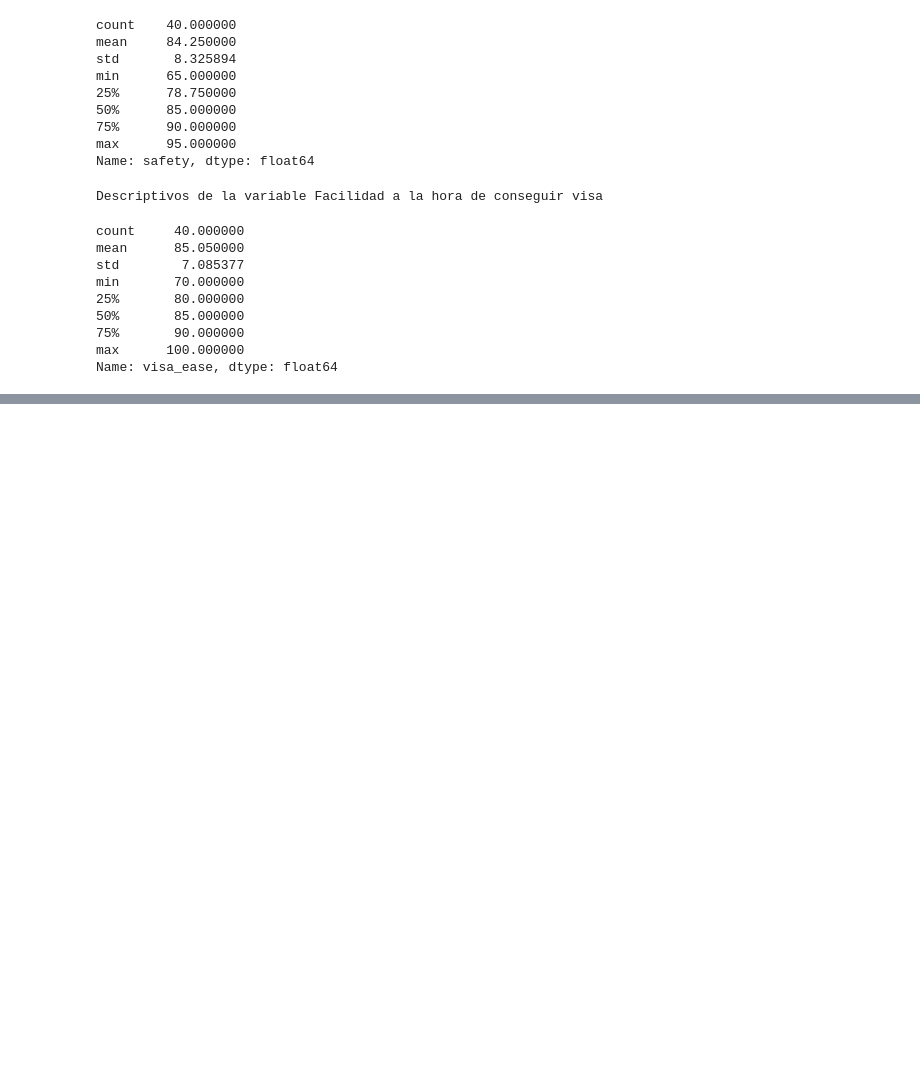
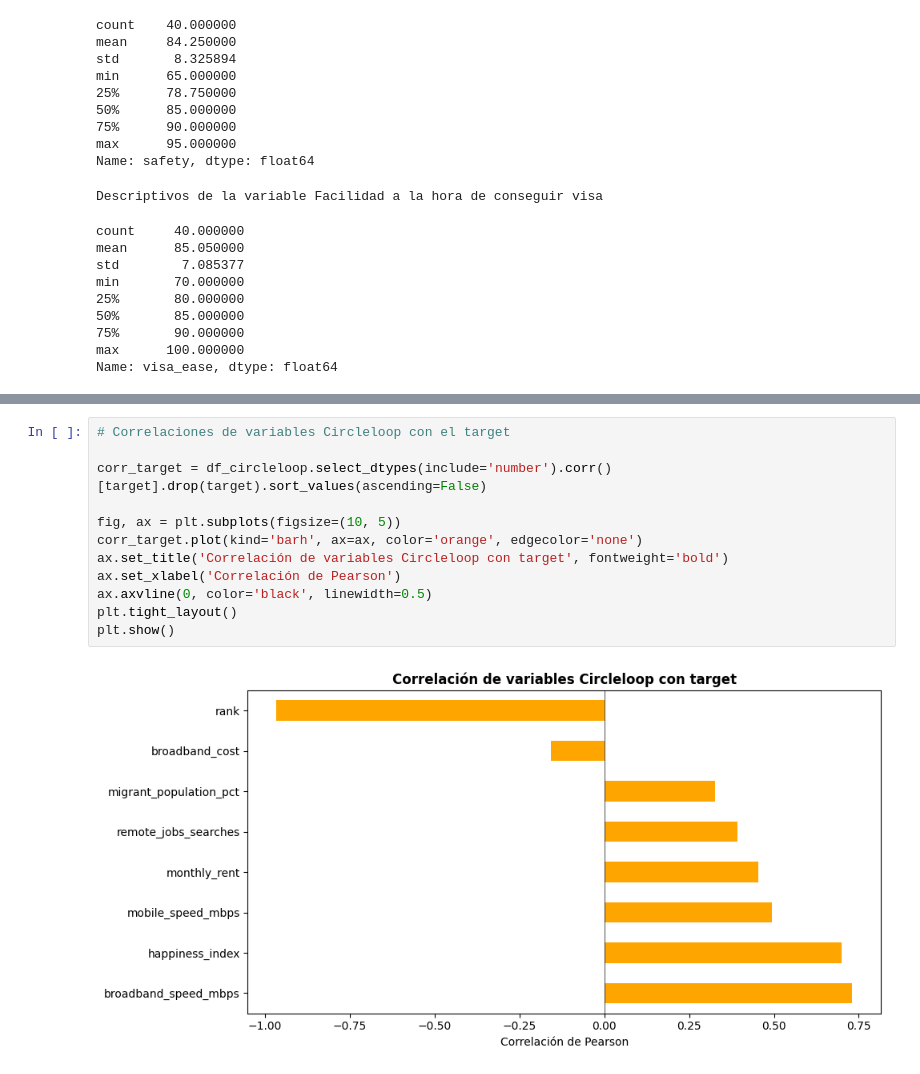
Before and after one commit to danielaaguirrej55-source/Proyecto-ML---Machine-Learning, a Jupyter notebook: src/notebooks/main_juanfcia_models.ipynb, the cells around one changed output, grey strips where cells are left out. Cells and saved outputs as stored; diff of their text form; blank space fills up the shorter version.

```diff
--- a/src/notebooks/main_juanfcia_models.ipynb
+++ b/src/notebooks/main_juanfcia_models.ipynb
@@ -435,0 +523,14 @@ Name: visa_ease, dtype: float64
+# %%
+# Correlaciones de variables Circleloop con el target
+
+corr_target = df_circleloop.select_dtypes(include='number').corr()[target].drop(target).sort_values(ascending=False)
+
+fig, ax = plt.subplots(figsize=(10, 5))
+corr_target.plot(kind='barh', ax=ax, color='orange', edgecolor='none')
+ax.set_title('Correlación de variables Circleloop con target', fontweight='bold')
+ax.set_xlabel('Correlación de Pearson')
+ax.axvline(0, color='black', linewidth=0.5)
+plt.tight_layout()
+plt.show()
+# %% [output]
+[figure, added]
```
Also changed, not shown: parts of 6 cells of this notebook, 5 other files.
